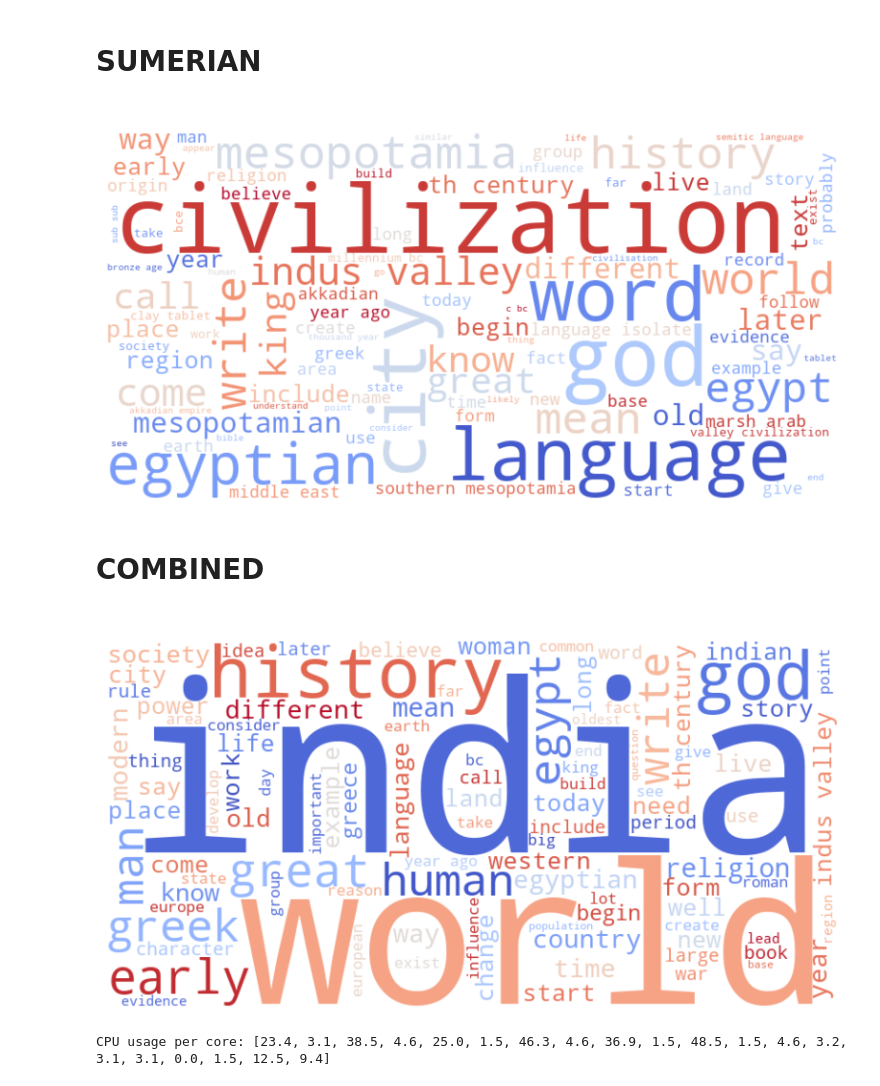
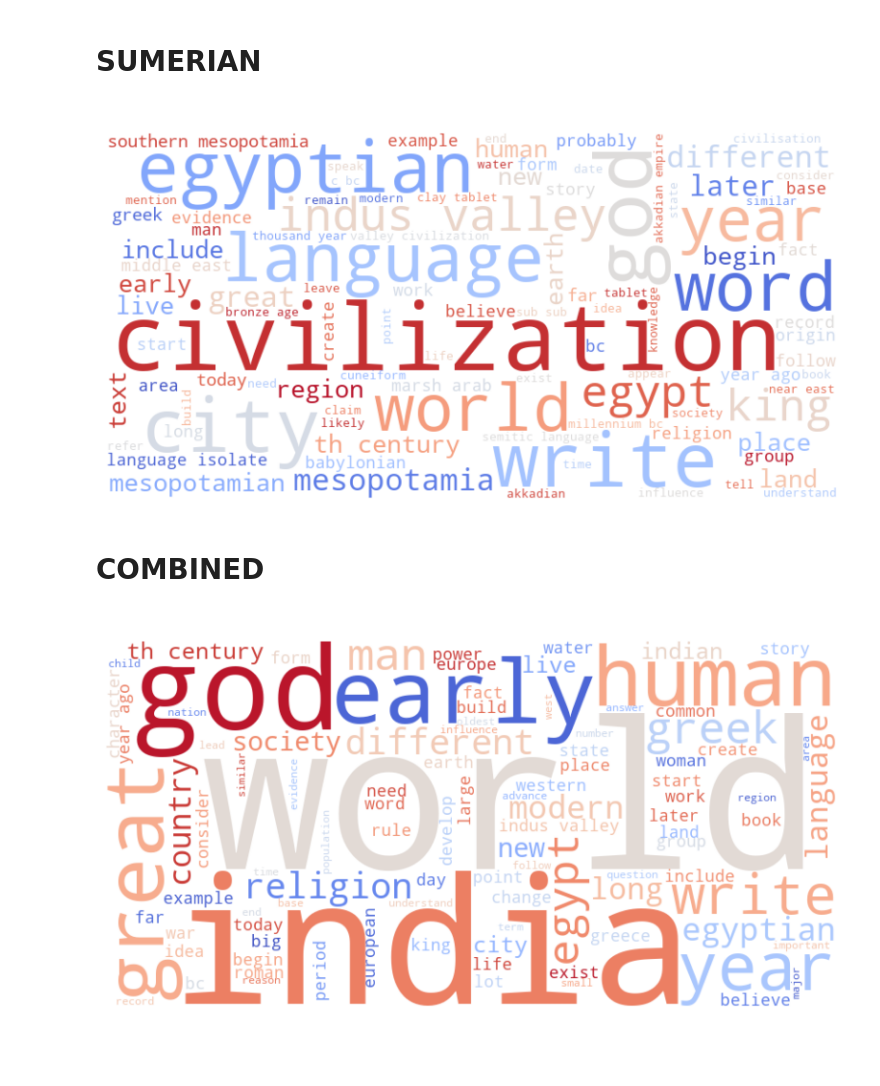
Before and after one commit to waihhung4/computational-anthropology, a Jupyter notebook: fyp_data/data_processing/wordcloud.ipynb, the cells around one changed output. Drawn from its saved outputs; the diff is of its cells as text; code cells hidden in the pictures; blank space fills up the shorter version.

```diff
--- a/fyp_data/data_processing/wordcloud.ipynb
+++ b/fyp_data/data_processing/wordcloud.ipynb
@@ -13,9 +13,9 @@ chinese_keyword_list = ["old china", "ancient china", "shang dynasty", "xia dyna
 sumerian_keyword_list = ["sumerian", "sumer", "sumerian", "sumerian civilization", "sumerian history"]
 combined_keyword_list = ["ancient culture", "china and sumer", "sumerian and chinese", "china sumer", "sumerian chinese"]
 
-chinese_stopwords = STOPWORDS.union({'china', 'chinese','ancient', 'civilization', 'culture', 'people'})
-sumerian_stopwords = STOPWORDS.union({'ancient', 'sumerian','sumer', "sumerians" 'civilization',  'culture', 'people'})
-combined_stopwords = STOPWORDS.union({'china', 'chinese', 'ancient', 'sumerian','sumer', "sumerians", 'civilization', 'culture', 'people'})
+chinese_stopwords = STOPWORDS.union({'china', 'chinese','ancient', 'civilization', 'culture', 'people', 'i', 'history', 'mean', 'old', 'use', 'way', 'use'})
+sumerian_stopwords = STOPWORDS.union({'ancient', 'sumerian','sumer', "sumerians" 'civilization',  'culture', 'people', 'i', 'history', 'mean', 'old', 'use', 'way'})
+combined_stopwords = {'china', 'chinese', 'ancient', 'sumerian','sumer', "sumerians", 'civilization', 'culture', 'people', 'i', 'history', 'mean', 'old', 'use', 'way'}
 # %% [markdown]
 <h1>ALL<h1>
 # %%
@@ -42,7 +42,7 @@ plt.show()
 preprocessed_content_data = []
 
 for keyword in chinese_keyword_list:
-    preprocessed_content_data += get_preprocessed_trial_by_keyword(keyword)
+    preprocessed_content_data += get_content_by_keyword(keyword)
 
 df = pd.DataFrame(preprocessed_content_data)
 preprocessed_text_list = df["preprocessed_token"].to_list()
@@ -66,7 +66,7 @@ plt.show()
 preprocessed_content_data = []
 
 for keyword in sumerian_keyword_list:
-    preprocessed_content_data += get_preprocessed_trial_by_keyword(keyword)
+    preprocessed_content_data += get_content_by_keyword(keyword)
 
 df = pd.DataFrame(preprocessed_content_data)
 preprocessed_text_list = df["preprocessed_token"].to_list()
@@ -83,35 +83,28 @@ plt.imshow(wordcloud, interpolation='bilinear')
 plt.axis("off")
 plt.show()
 # %% [output]
-[figure, old version]
+[figure, new version]
 # %% [markdown]
 <h1>COMBINED<h1>
 # %%
 preprocessed_content_data = []
 
 for keyword in combined_keyword_list:
-    preprocessed_content_data += get_preprocessed_trial_by_keyword(keyword)
+    preprocessed_content_data += get_content_by_keyword(keyword)
 
 df = pd.DataFrame(preprocessed_content_data)
 preprocessed_text_list = df["preprocessed_token"].to_list()
 flat_tokens = [' '.join(doc) for doc in preprocessed_text_list]  # Join each noun phrase in a document
 text = ' '.join(flat_tokens)  # Combine all the documents into one large string
 
 # Generate the word cloud
 wordcloud = WordCloud(width=800, height=400, background_color='white',
                        stopwords=combined_stopwords, max_words=100, colormap='coolwarm').generate(text)
 
 # Display the word cloud
 plt.figure(figsize=(10, 5))
 plt.imshow(wordcloud, interpolation='bilinear')
 plt.axis("off")
 plt.show()
 # %% [output]
-[figure, old version]
+[figure, new version]
-# %%
-import psutil
-
-cpu_usage = psutil.cpu_percent(interval=1, percpu=True)
-print(f"CPU usage per core: {cpu_usage}")
-# %% [output]
-CPU usage per core: [23.4, 3.1, 38.5, 4.6, 25.0, 1.5, 46.3, 4.6, 36.9, 1.5, 48.5, 1.5, 4.6, 3.2, 3.1, 3.1, 0.0, 1.5, 12.5, 9.4]
```
Also changed, not shown: parts of 2 cells of this notebook, 12 other files.
